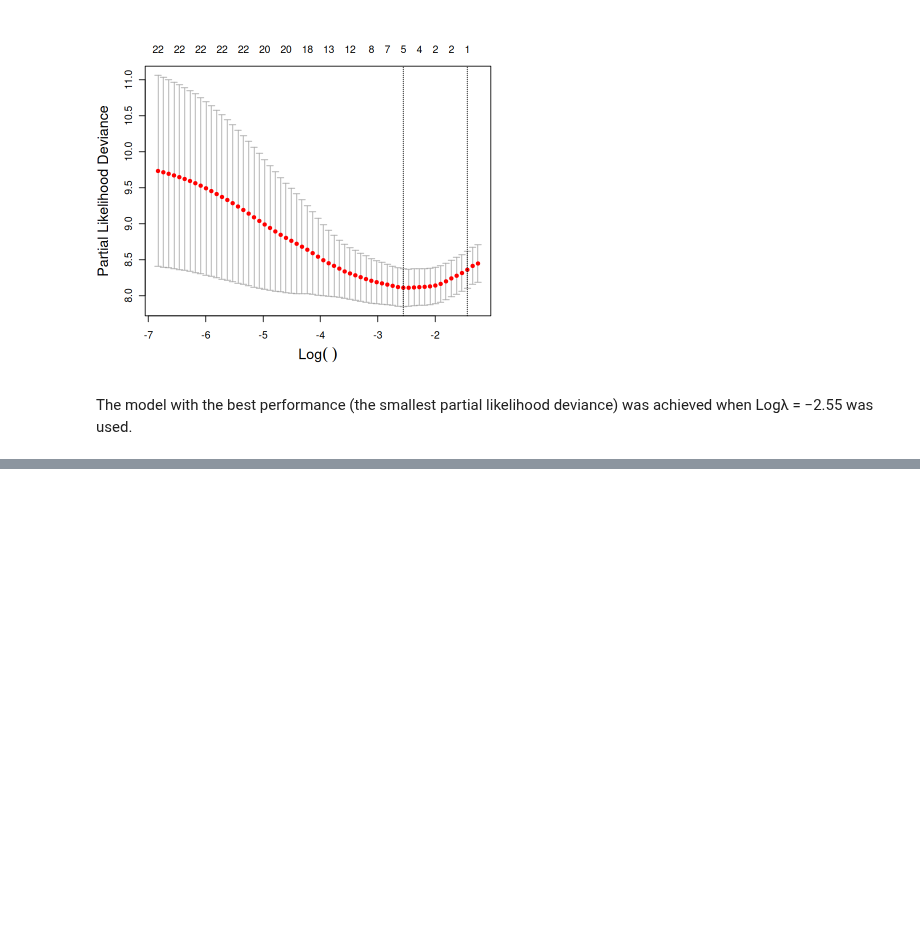
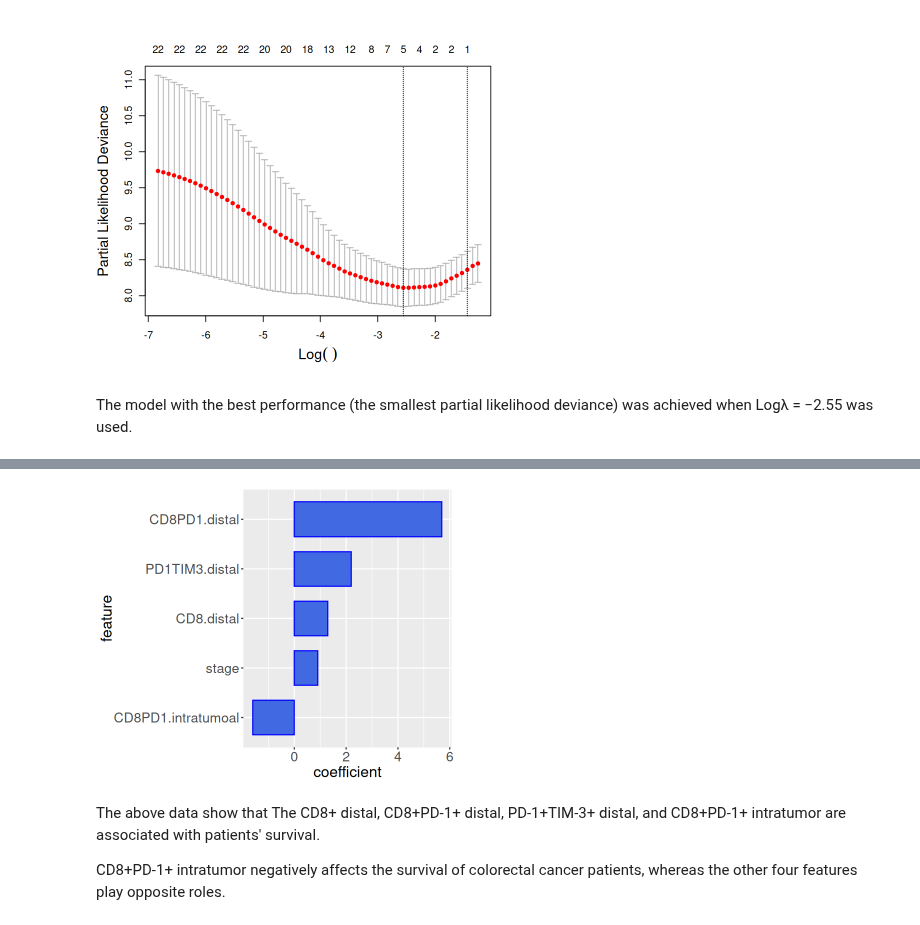
Before and after one commit to zenggitrepos/joshzeng, a Jupyter notebook: Lasso_Cox_Analysis_of_Spatial_Parameters_of_Immune_Cells/Lasso_Cox_Analysis_of_Spatial_Parameters_of_Immune_Cells.ipynb, the cells around one changed output, grey strips where cells are left out. Saved outputs shown, nothing was run; the diff lists cells and outputs as text; code cells hidden in the pictures; blank space fills up the shorter version.

```diff
--- a/Lasso_Cox_Analysis_of_Spatial_Parameters_of_Immune_Cells/Lasso_Cox_Analysis_of_Spatial_Parameters_of_Immune_Cells.ipynb
+++ b/Lasso_Cox_Analysis_of_Spatial_Parameters_of_Immune_Cells/Lasso_Cox_Analysis_of_Spatial_Parameters_of_Immune_Cells.ipynb
@@ -176,3 +179,29 @@ A data.frame: 5 × 2
 | PD1TIM3.distal | 2.2 |
 | CD8PD1.intratumoal | -1.6 |
 | stage | 0.9 |
+# %%
+# Plot the coefficients of the features from the best model
+plot_coef_df <- coef_df %>% arrange(coefficient)
+plot_coef_df$feature <- factor(plot_coef_df$feature, levels = unique(plot_coef_df$feature))
+
+options(repr.plot.width = 6, repr.plot.height = 5)
+ggplot(data= plot_coef_df,                       # plot coefficients
+       aes(x=feature, y=coefficient)) +
+       coord_flip() +
+       geom_bar(stat='identity',
+                fill='royalblue',
+                color='blue',
+                width = 0.7) +
+        guides(fill=FALSE) +
+# theme_classic() +
+theme(
+  axis.title.x = element_text(size = 18),
+  axis.title.y = element_text(size = 18),
+    axis.text.y = element_text(size = 16),
+    axis.text.x = element_text(size = 16))
+# %% [output]
+[figure, added]
+# %% [markdown]
+The above data show that The CD8+ distal, CD8+PD-1+ distal, PD-1+TIM-3+ distal, and CD8+PD-1+ intratumor are associated with patients' survival.
+
+CD8+PD-1+ intratumor negatively affects the survival of colorectal cancer patients, whereas the other four features play opposite roles.
```
Also changed, not shown: parts of 5 cells of this notebook.
